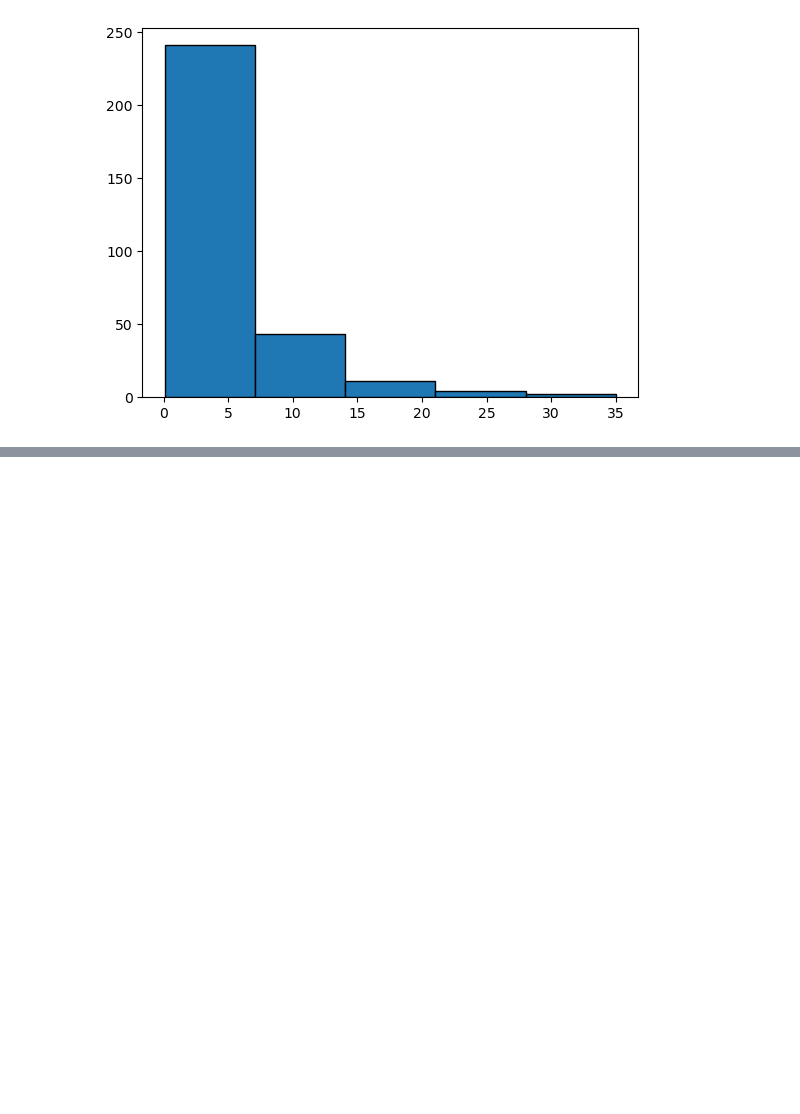
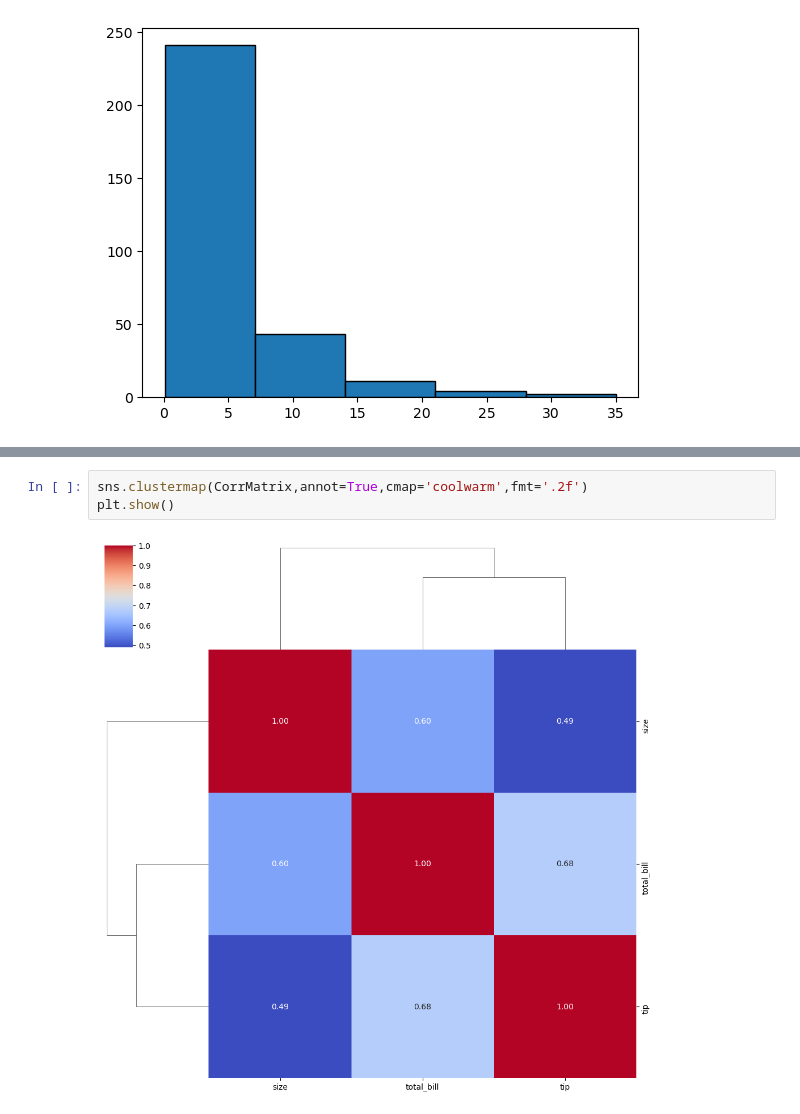
Before and after one commit to RoktimTaye/TIHAN-HYDRABAD-CLASSES, a Jupyter notebook: MODULE 1/MyPrac2.ipynb, the cells around one changed output, grey strips where cells are left out. Cells and saved outputs as stored; diff of their text form; blank space fills up the shorter version.

```diff
--- a/MODULE 1/MyPrac2.ipynb
+++ b/MODULE 1/MyPrac2.ipynb
@@ -111,0 +119,5 @@ plt.show()
+# %%
+sns.clustermap(CorrMatrix,annot=True,cmap='coolwarm',fmt='.2f')
+plt.show()
+# %% [output]
+[figure, added]
```
Also changed, not shown: parts of 4 cells of this notebook.
